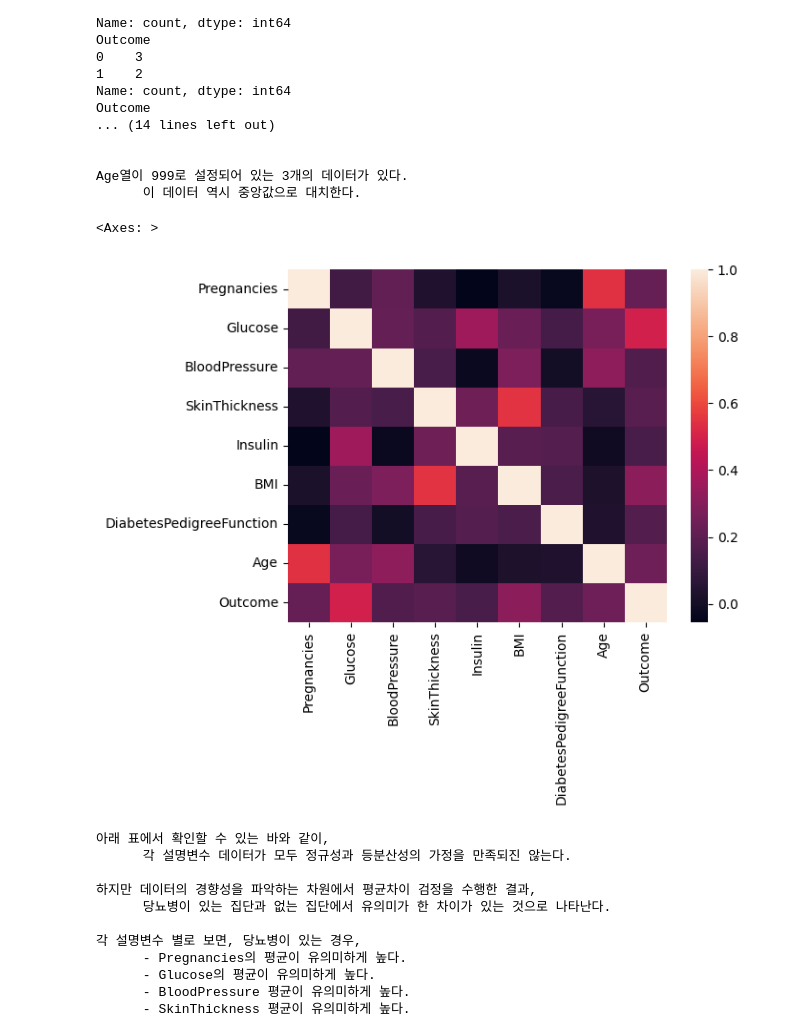
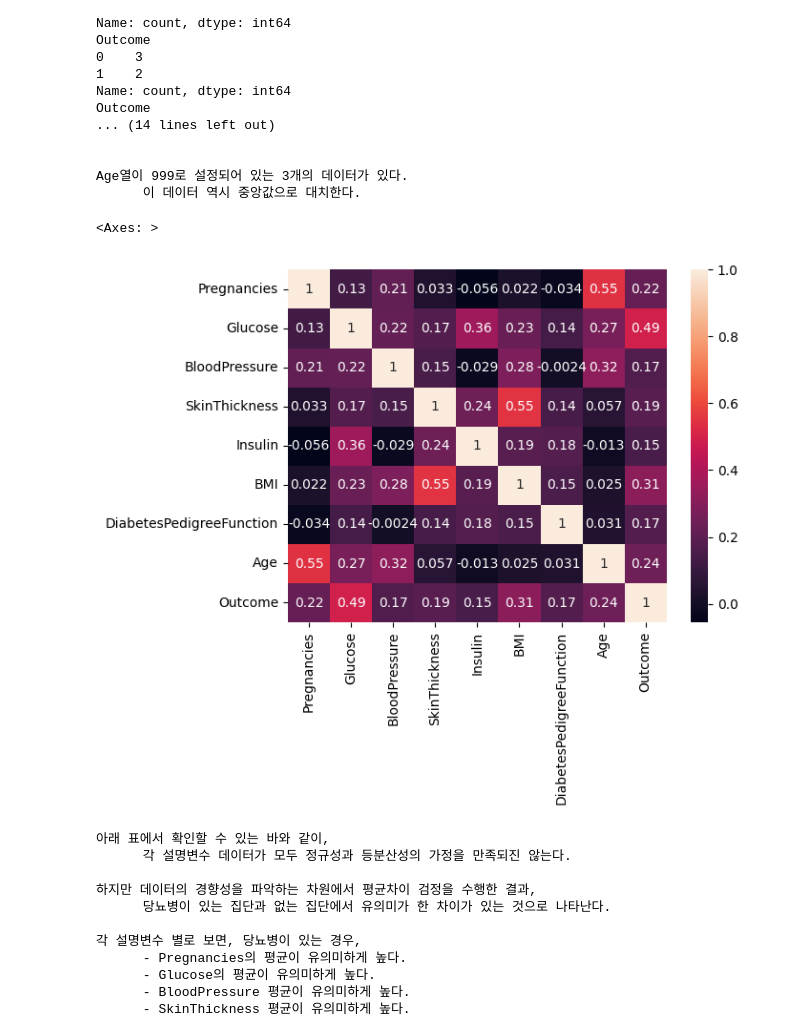
Before and after one commit to blueage98/adp_work, a Jupyter notebook: ADP-실기-DESSA/최신 기출동형 모의고사/2회_머신러닝 - 연습.ipynb, the cells around one changed output. Saved outputs shown, nothing was run; the diff lists cells and outputs as text; code cells hidden in the pictures.

```diff
--- a/ADP-실기-DESSA/최신 기출동형 모의고사/2회_머신러닝 - 연습.ipynb
+++ b/ADP-실기-DESSA/최신 기출동형 모의고사/2회_머신러닝 - 연습.ipynb
@@ -78,10 +78,10 @@ Outcome
 Age열이 999로 설정되어 있는 3개의 데이터가 있다.
       이 데이터 역시 중앙값으로 대치한다.
 # %%
-sns.heatmap(testdf.corr())
+sns.heatmap(testdf.corr(),annot=True)
 # %% [output]
 <Axes: >
-[figure, old version]
+[figure, new version]
 # %%
 from scipy.stats import shapiro, levene, ttest_ind
 from statsmodels.formula.api import ols
```
Also changed, not shown: parts of 2 cells of this notebook.
